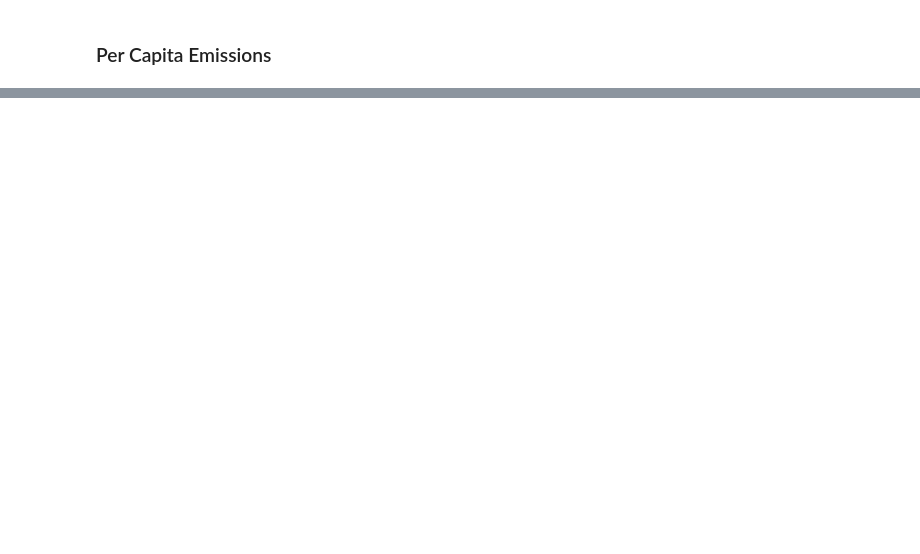
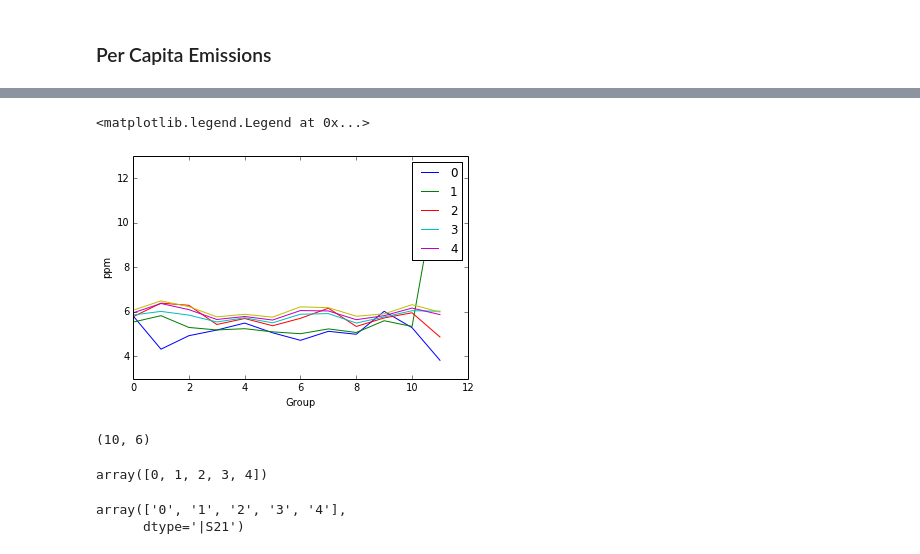
Before and after one commit to OpenClimate/climate_change_model, a Jupyter notebook: sandbox/using_SoCCo.ipynb, the cells around one changed output, grey strips where cells are left out. Drawn from its saved outputs; the diff is of its cells as text; code cells hidden in the pictures; blank space fills up the shorter version.

```diff
--- a/sandbox/using_SoCCo.ipynb
+++ b/sandbox/using_SoCCo.ipynb
@@ -88,0 +99,22 @@ array([ 290.        ,  293.33333333,  296.66666667,  300.        ,
+# %%
+    plt.plot(pcE_ts)
+    plt.xlabel('Group')
+    plt.ylabel('ppm')
+    plt.legend(np.arange(5).astype('str'))
+# %% [output]
+<matplotlib.legend.Legend at 0x...>
+[figure, added]
+# %%
+pcE_ts.shape
+# %% [output]
+(10, 6)
+# %%
+np.arange(5)
+   plt.legend(['1','2','3','4','5','6'])
+# %% [output]
+array([0, 1, 2, 3, 4])
+# %%
+np.arange(5).astype('str')
+# %% [output]
+array(['0', '1', '2', '3', '4'],
+      dtype='|S21')
```
Also changed, not shown: parts of 16 cells of this notebook, 1 other file.
